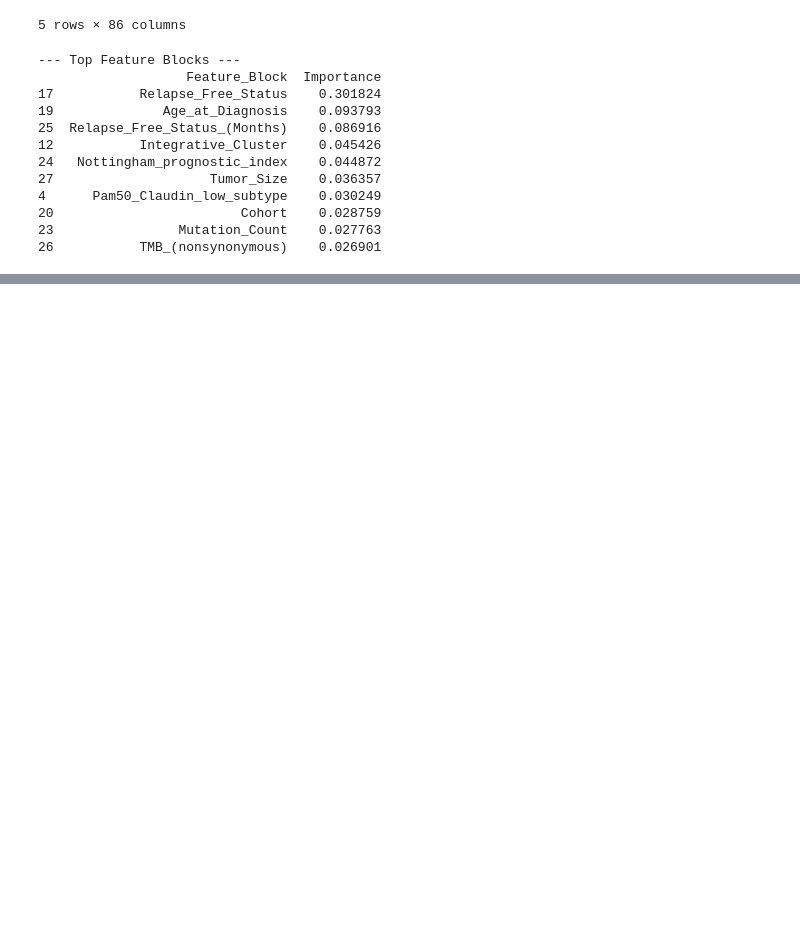
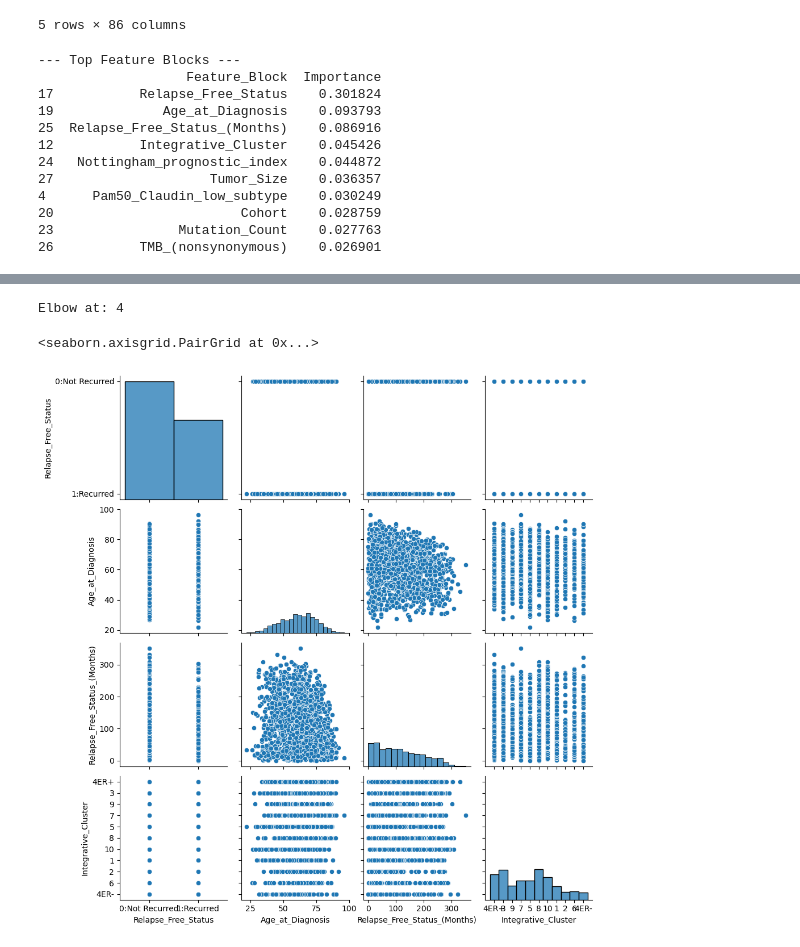
Before and after one commit to Erdos-Projects/summer26-breast-cancer-survival, a Jupyter notebook: Random_Forest_Feature_Selection.ipynb, the cells around one changed output, grey strips where cells are left out. Drawn from its saved outputs; the diff is of its cells as text; code cells hidden in the pictures; blank space fills up the shorter version.

```diff
--- a/Random_Forest_Feature_Selection.ipynb
+++ b/Random_Forest_Feature_Selection.ipynb
@@ -201,0 +213,13 @@ plt.show()
+# %%
+from kneed import KneeLocator
+
+kl = KneeLocator(range(1, len(feature_importance_df.Importance) + 1), feature_importance_df.Importance,
+                 curve='convex', direction='decreasing')
+print(f"Elbow at: {kl.elbow}")
+# %% [output]
+Elbow at: 4
+# %%
+sns.pairplot(X, x_vars= ['Relapse_Free_Status', 'Age_at_Diagnosis', 'Relapse_Free_Status_(Months)', 'Integrative_Cluster'], y_vars = ['Relapse_Free_Status', 'Age_at_Diagnosis', 'Relapse_Free_Status_(Months)', 'Integrative_Cluster'])
+# %% [output]
+<seaborn.axisgrid.PairGrid at 0x...>
+[figure, added]
```
Also changed, not shown: parts of 5 cells of this notebook.
